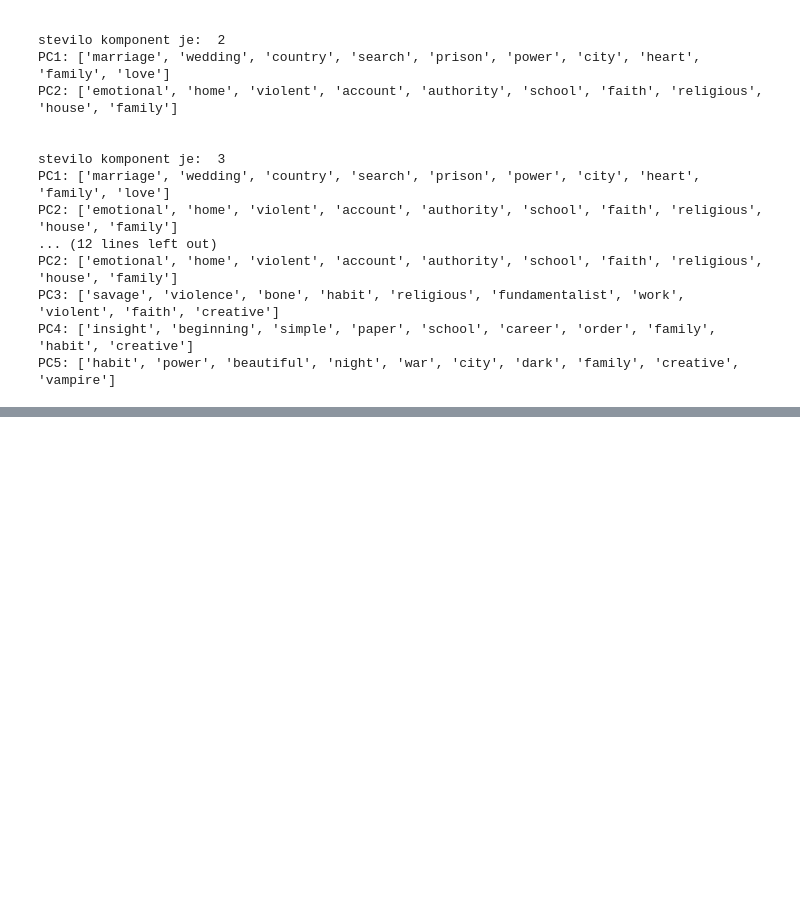
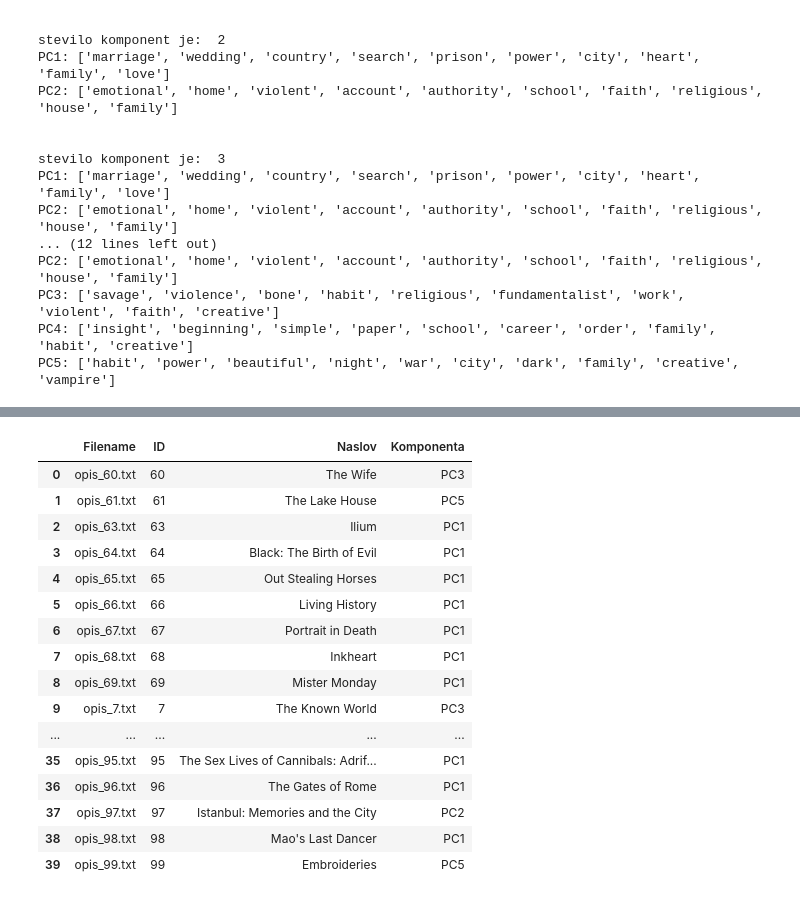
Before and after one commit to leilamokrovic1/Diplomska-naloga, a Jupyter notebook: leto_2003/primerjava_pca.ipynb, the cells around one changed output, grey strips where cells are left out. Drawn from its saved outputs; the diff is of its cells as text; code cells hidden in the pictures; blank space fills up the shorter version.

```diff
--- a/leto_2003/primerjava_pca.ipynb
+++ b/leto_2003/primerjava_pca.ipynb
@@ -194,0 +198,8 @@ PC5: ['habit', 'power', 'beautiful', 'night', 'war', 'city', 'dark', 'family', '
+# %%
+feature_names = vectorizer.get_feature_names_out()
+
+for i, comp in enumerate(pca.components_):
+    top_indices = comp.argsort()[-10:][::-1]
+    top_words_with_weights = [f"{feature_names[j]} ({comp[j]:.3f})" for j in top_indices]
+
+    print(f"PC{i+1}: {', '.join(top_words_with_weights)}")
@@ -194,0 +212,9 @@ PC5: ['habit', 'power', 'beautiful', 'night', 'war', 'city', 'dark', 'family', '
+# %%
+#st knjig po temah
+
+pca_scores = pca.transform(X)
+assigned_components = pca_scores.argmax(axis=1)
+theme_counts = pd.Series(assigned_components).value_counts().sort_index()
+
+for i, count in theme_counts.items():
+    print(f"PC{i+1}: {count} books")
@@ -195,3 +227,73 @@ PC5: ['habit', 'power', 'beautiful', 'night', 'war', 'city', 'dark', 'family', '
+# %%
+import glob
+filepaths_test = glob.glob(r'C:\Users\mokro\Desktop\diploma\leto_2003\03_ang_opisi\*.txt')[150:]
+# %%
+import os
+import re
+import numpy as np
+import pandas as pd
+from sklearn.decomposition import PCA
+
+def extract_num(filename):
+    match = re.search(r'opis_(\d+)', filename)
+    return int(match.group(1)) if match else None
+
+
+# isti vectorizer, samo tranform uporabimo
+X_test = vectorizer.transform(filepaths_test)
+X_test_dense = X_test.toarray()
+X_test_pca = pca.transform(X_test_dense)
+
+
+# lahko tudi negativne zato vzamemo aboslutne vrednosti
+dominant_pcs = np.argmax(np.abs(X_test_pca), axis=1) + 1 # da zacnemo od pc1 naprej in ne od pc0
+
+
+#dominant_values = X_test_pca[np.arange(X_test_pca.shape[0]), dominant_pcs - 1]
+#dominant_signs = np.where(dominant_values >= 0, "+", "-")
+
+
+test_filenames = [os.path.basename(f) for f in filepaths_test]
+
+
+metadata= pd.read_csv(r'C:\Users\mokro\Desktop\diploma\leto_2003\knjige_03_metadata.csv')
+metadata['book_id'] = metadata['Knjiga'].apply(lambda x: int(re.search(r'(\d+)', str(x)).group(1)) if re.search(r'(\d+)', str(x)) else None)
+id_to_title = dict(zip(metadata['book_id'], metadata['Originalni naslov']))
+metadata_new = metadata.drop_duplicates(subset=['book_id'])
+
+results_pca = []
+for i, filename in enumerate(test_filenames):
+    book_id = extract_num(filename)
+    title = id_to_title.get(book_id, "Title Not Found")
+
+    results_pca.append({
+        "Filename": filename,
+        "ID": book_id,
+        "Naslov": title,
+        "Komponenta": f"PC{dominant_pcs[i]}",
+    })
+
+df_pca_final = pd.DataFrame(results_pca)
+
+df_pca_final
+# %% [output]
+|  | Filename | ID | Naslov | Komponenta |
+| 0 | opis_60.txt | 60 | The Wife | PC3 |
+| 1 | opis_61.txt | 61 | The Lake House | PC5 |
+| 2 | opis_63.txt | 63 | Ilium | PC1 |
+| 3 | opis_64.txt | 64 | Black: The Birth of Evil | PC1 |
+| 4 | opis_65.txt | 65 | Out Stealing Horses | PC1 |
+| 5 | opis_66.txt | 66 | Living History | PC1 |
+| 6 | opis_67.txt | 67 | Portrait in Death | PC1 |
+| 7 | opis_68.txt | 68 | Inkheart | PC1 |
+| 8 | opis_69.txt | 69 | Mister Monday | PC1 |
+| 9 | opis_7.txt | 7 | The Known World | PC3 |
+| ... | ... | ... | ... | ... |
+| 35 | opis_95.txt | 95 | The Sex Lives of Cannibals: Adrif... | PC1 |
+| 36 | opis_96.txt | 96 | The Gates of Rome | PC1 |
+| 37 | opis_97.txt | 97 | Istanbul: Memories and the City | PC2 |
+| 38 | opis_98.txt | 98 | Mao's Last Dancer | PC1 |
+| 39 | opis_99.txt | 99 | Embroideries | PC5 |
 # %%
 # import matplotlib.pyplot as plt
 # labels = X_pca.argmax(axis=1)
```
Also changed, not shown: parts of 5 cells of this notebook, 5 other files.
